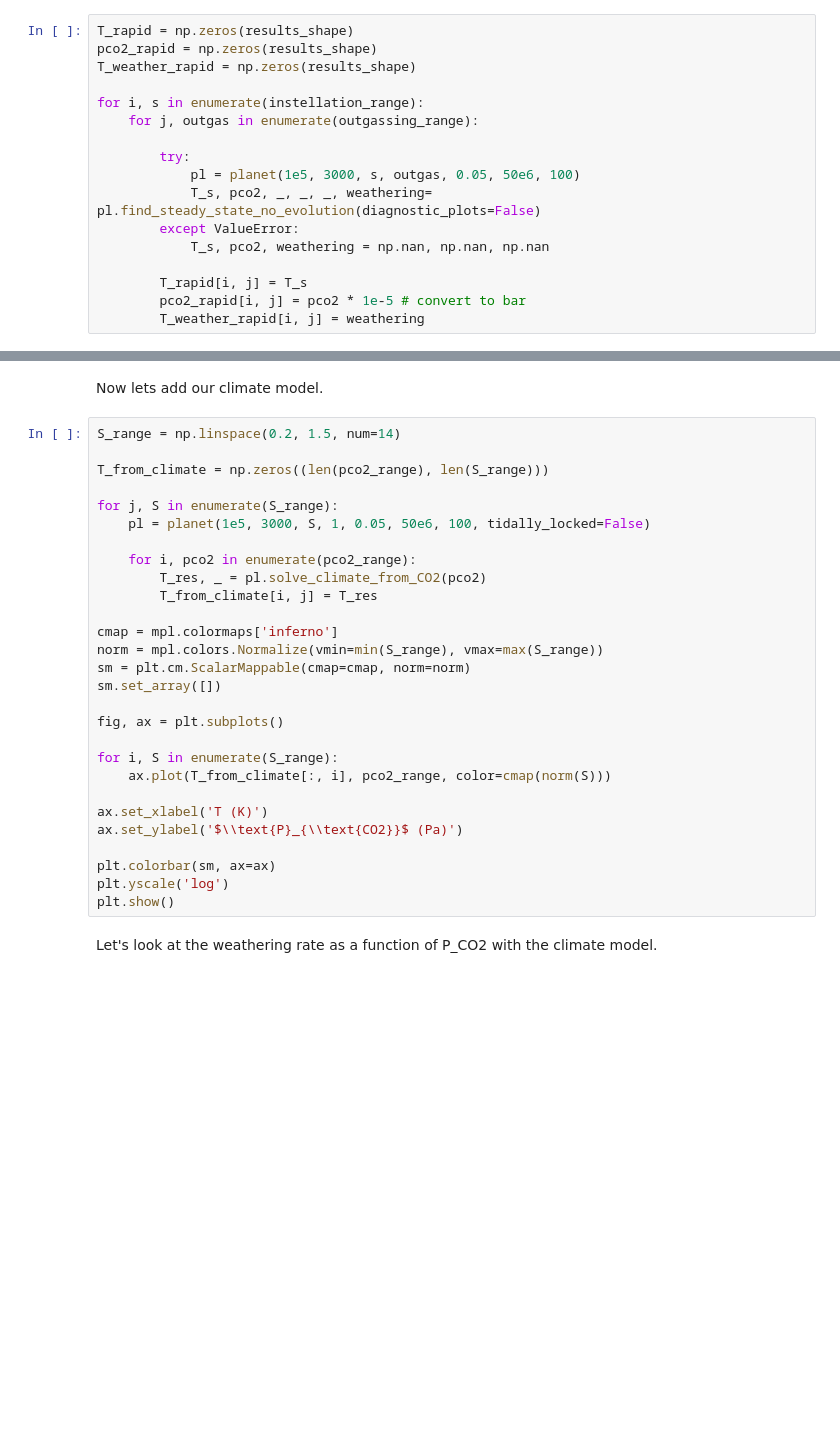
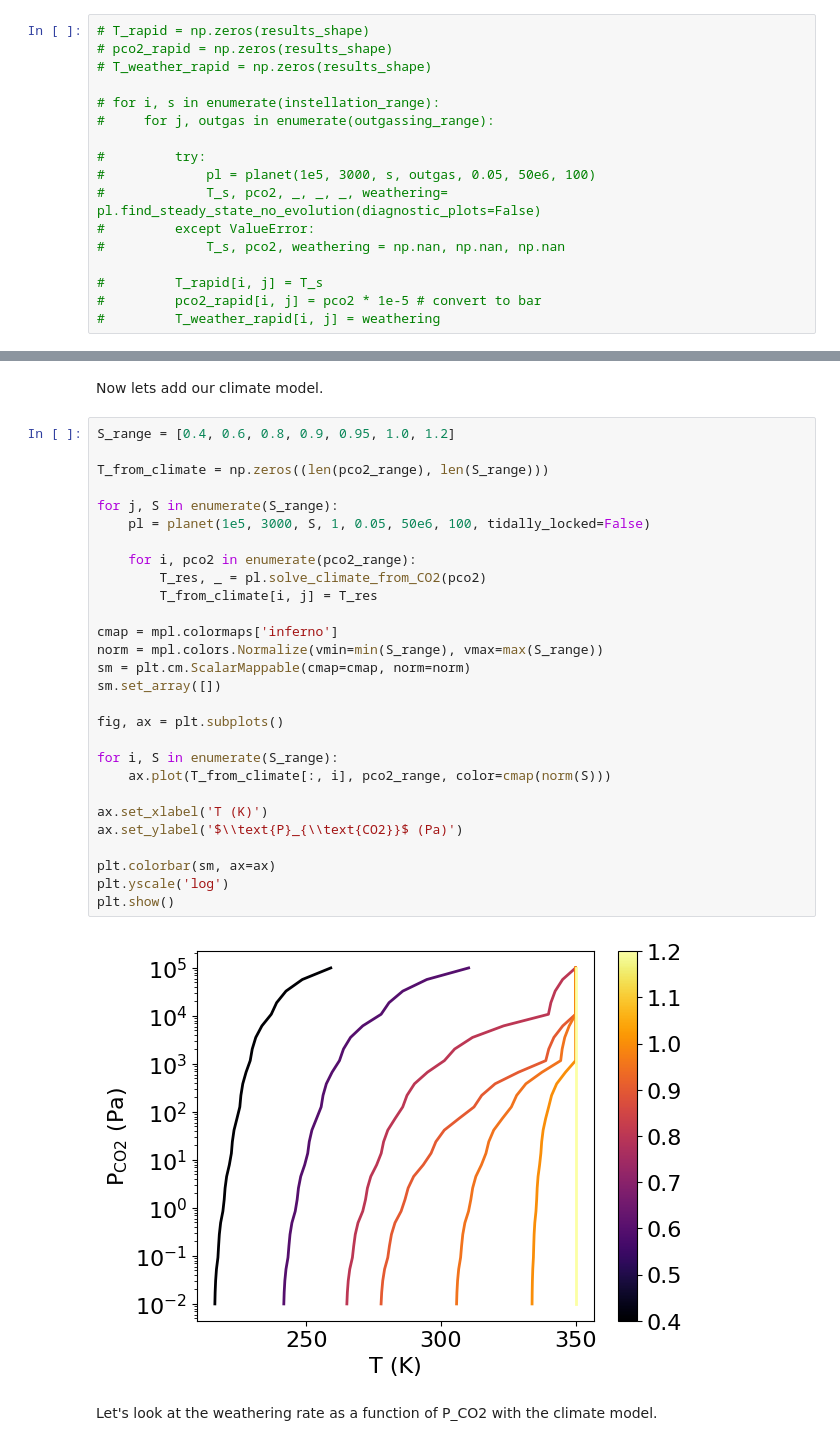
Before and after one commit to astro-pavan/kamino, a Jupyter notebook: notebooks/poster.ipynb, the cells around one changed output, grey strips where cells are left out. Cells and saved outputs as stored; diff of their text form; blank space fills up the shorter version.

```diff
--- a/notebooks/poster.ipynb
+++ b/notebooks/poster.ipynb
@@ -425,22 +455,22 @@ plt.show()
 
 We have found planets where the outgassing rates are equal to the weathering rates. Now we must see if these have stable climates. We will take a selection of these planets and test their stability.
 # %%
-T_rapid = np.zeros(results_shape)
-pco2_rapid = np.zeros(results_shape)
-T_weather_rapid = np.zeros(results_shape)
+# T_rapid = np.zeros(results_shape)
+# pco2_rapid = np.zeros(results_shape)
+# T_weather_rapid = np.zeros(results_shape)
 
-for i, s in enumerate(instellation_range):
-    for j, outgas in enumerate(outgassing_range):
+# for i, s in enumerate(instellation_range):
+#     for j, outgas in enumerate(outgassing_range):
 
-        try:
-            pl = planet(1e5, 3000, s, outgas, 0.05, 50e6, 100)
-            T_s, pco2, _, _, _, weathering= pl.find_steady_state_no_evolution(diagnostic_plots=False)
-        except ValueError:
-            T_s, pco2, weathering = np.nan, np.nan, np.nan
+#         try:
+#             pl = planet(1e5, 3000, s, outgas, 0.05, 50e6, 100)
+#             T_s, pco2, _, _, _, weathering= pl.find_steady_state_no_evolution(diagnostic_plots=False)
+#         except ValueError:
+#             T_s, pco2, weathering = np.nan, np.nan, np.nan
 
-        T_rapid[i, j] = T_s
-        pco2_rapid[i, j] = pco2 * 1e-5 # convert to bar
-        T_weather_rapid[i, j] = weathering
+#         T_rapid[i, j] = T_s
+#         pco2_rapid[i, j] = pco2 * 1e-5 # convert to bar
+#         T_weather_rapid[i, j] = weathering
 # %% [markdown]
 ## Weathering Analysis
 
@@ -530,33 +719,35 @@ plt.show()
 # %% [markdown]
 Now lets add our climate model.
 # %%
-S_range = np.linspace(0.2, 1.5, num=14)
+S_range = [0.4, 0.6, 0.8, 0.9, 0.95, 1.0, 1.2]
 
 T_from_climate = np.zeros((len(pco2_range), len(S_range)))
 
 for j, S in enumerate(S_range):
     pl = planet(1e5, 3000, S, 1, 0.05, 50e6, 100, tidally_locked=False)
 
     for i, pco2 in enumerate(pco2_range):
         T_res, _ = pl.solve_climate_from_CO2(pco2)
         T_from_climate[i, j] = T_res
 
 cmap = mpl.colormaps['inferno']
 norm = mpl.colors.Normalize(vmin=min(S_range), vmax=max(S_range))
 sm = plt.cm.ScalarMappable(cmap=cmap, norm=norm)
 sm.set_array([])
 
 fig, ax = plt.subplots()
 
 for i, S in enumerate(S_range):
     ax.plot(T_from_climate[:, i], pco2_range, color=cmap(norm(S)))
 
 ax.set_xlabel('T (K)')
 ax.set_ylabel('$\\text{P}_{\\text{CO2}}$ (Pa)')
 
 plt.colorbar(sm, ax=ax)
 plt.yscale('log')
 plt.show()
+# %% [output]
+[figure, added]
 # %% [markdown]
 Let's look at the weathering rate as a function of P_CO2 with the climate model.
 # %%
```
Also changed, not shown: parts of 15 cells of this notebook, 6 other files.
